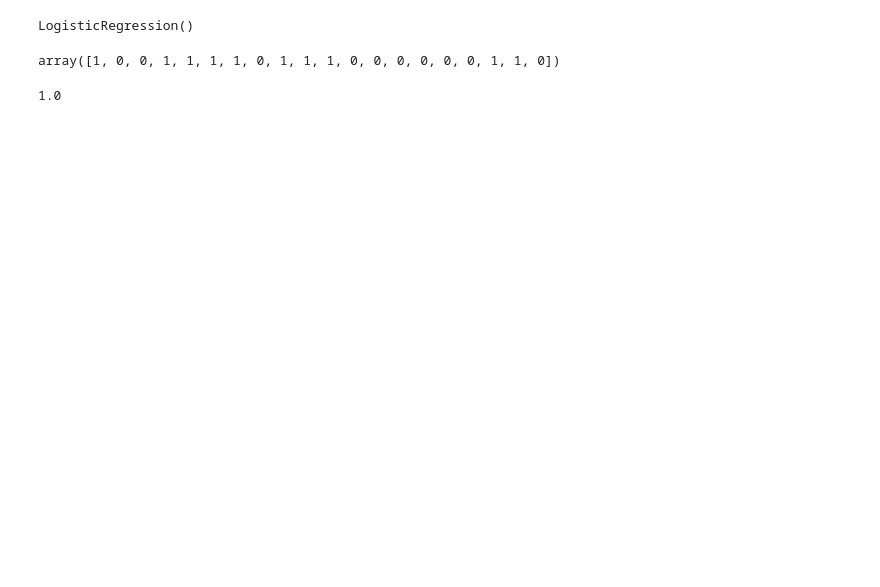
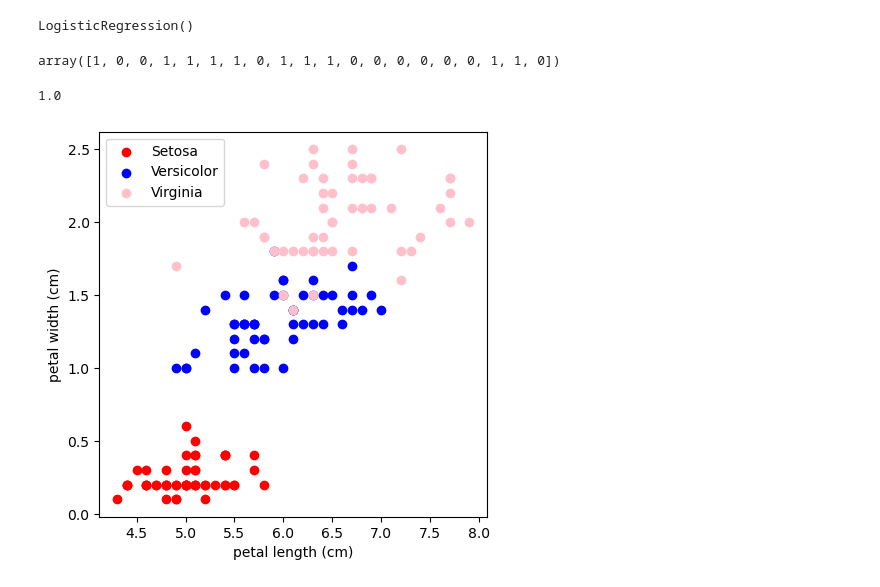
Before and after one commit to hojunking/kaist_seongnam_ict_ML_DL, a Jupyter notebook: logistic_regression.ipynb, the cells around one changed output. Drawn from its saved outputs; the diff is of its cells as text; code cells hidden in the pictures; blank space fills up the shorter version.

```diff
--- a/logistic_regression.ipynb
+++ b/logistic_regression.ipynb
@@ -25,0 +48,12 @@ model_LR.score(X_test, y_test)
+# %%
+plt.figure(figsize = (5,5)) ## 그래프 사이즈
+plt.scatter(X[y==0][:,0],X[y==0][:,3], color='red', label='Setosa') #
+plt.scatter(X[y==1][:,0],X[y==1][:,3], color='blue', label='Versicolor')
+plt.scatter(X[y==2][:,0],X[y==2][:,3], color='pink', label='Virginia')
+
+plt.xlabel('petal length (cm)')
+plt.ylabel('petal width (cm)')
+plt.legend() ##label 달아준다
+plt.show()
+# %% [output]
+[figure, added]
```
Also changed, not shown: parts of 2 cells of this notebook, 1 other file.
